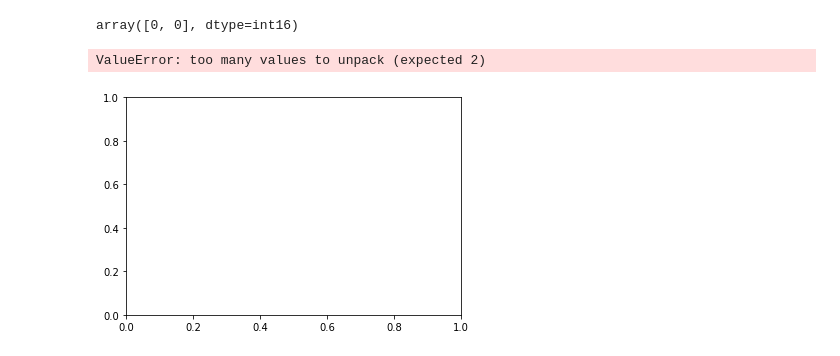
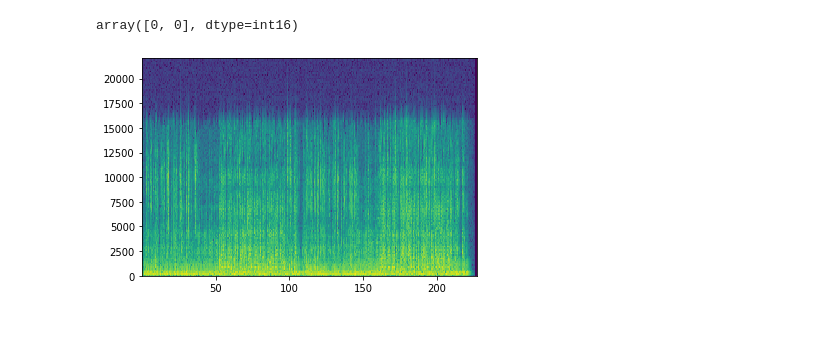
Before and after one commit to AMahdy98/Voice-Recognition-App, a Jupyter notebook: spectrogramPlayground.ipynb, the cells around one changed output. Drawn from its saved outputs; the diff is of its cells as text; code cells hidden in the pictures; blank space fills up the shorter version.

```diff
--- a/spectrogramPlayground.ipynb
+++ b/spectrogramPlayground.ipynb
@@ -2,7 +2,7 @@
 import scipy as sc
 from scipy.io import wavfile
 # %%
-sF, adele = wavfile.read("Adele_Million_Years_Ago_10.wav")
+sF, adele = wavfile.read("tests/Adele_Million_Years_Ago_10.wav")
 adele
 # %% [output]
 array([[0, 0],
@@ -19,13 +19,12 @@ array([0, 0], dtype=int16)
 # %%
 from scipy import signal
 # %%
-f, t, S = signal.spectrogram(adele, sF)
+f, t, S = signal.spectrogram(adele[:, 0], sF)
 # %%
 import matplotlib.pyplot as plt
 %matplotlib inline
 # %%
-plt.pcolormesh(t, f, S)
+plt.pcolormesh(t, f, 20*sc.log(S+10**-8))
 plt.show()
 # %% [output]
-ValueError: too many values to unpack (expected 2)
-[figure, old version]
+[figure, new version]
```
Also changed, not shown: parts of 20 cells of this notebook.
